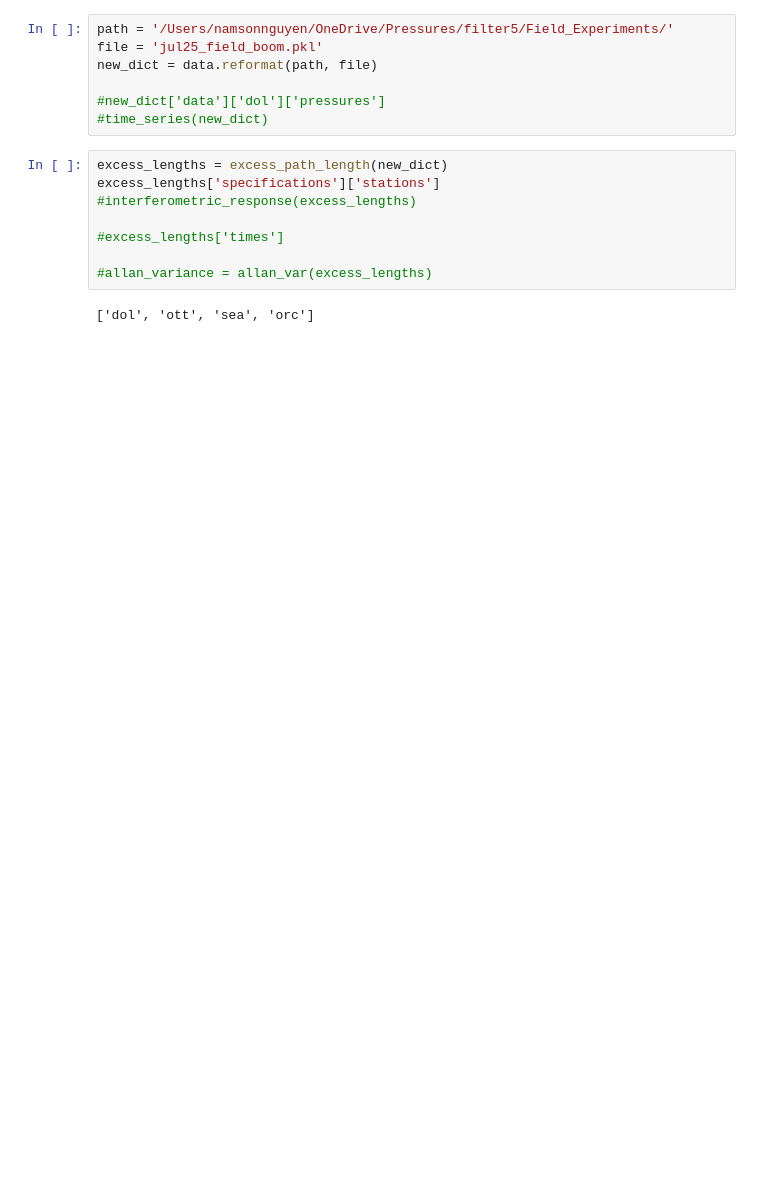
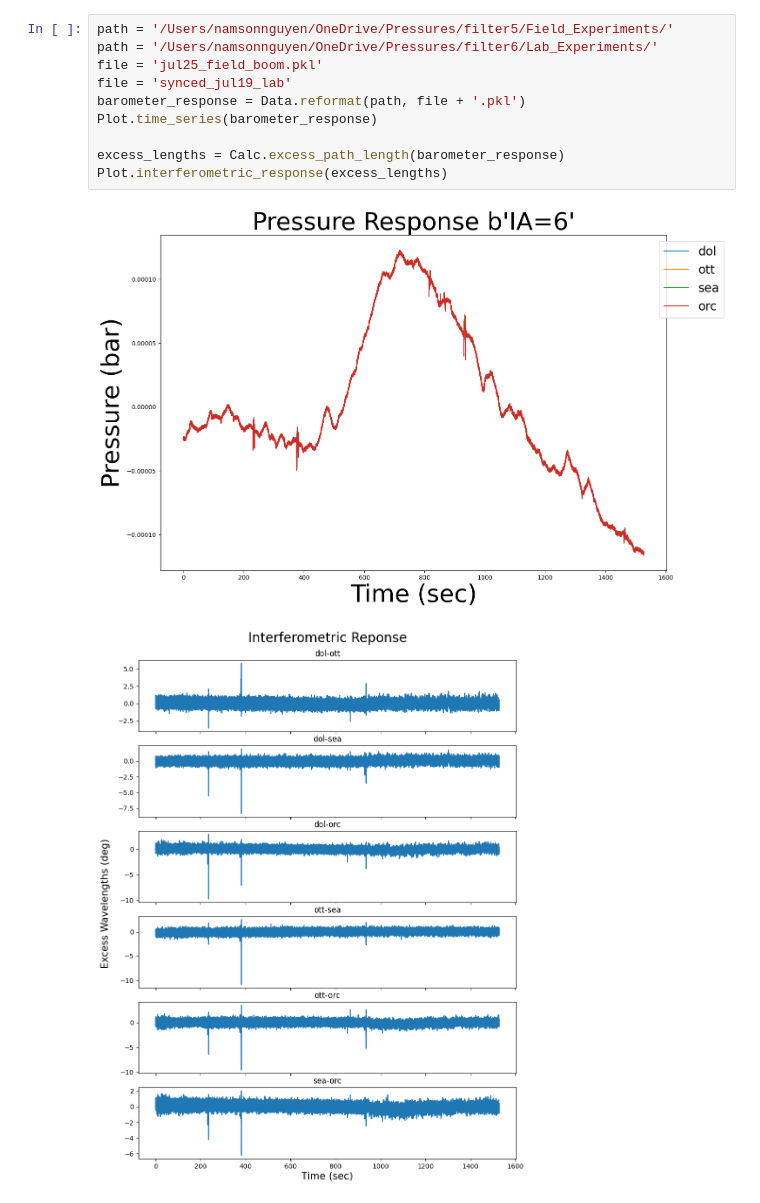
Before and after one commit to namson9728/MET4A_infrasonics, a Jupyter notebook: test.ipynb, the cells around one changed output. Saved outputs shown, nothing was run; the diff lists cells and outputs as text; blank space fills up the shorter version.

```diff
--- a/test.ipynb
+++ b/test.ipynb
@@ -131,18 +7,14 @@ def plot_allan_var(data_collection:dict, title:str='Allan Variance'):
 # %%
 path = '/Users/namsonnguyen/OneDrive/Pressures/filter5/Field_Experiments/'
+path = '/Users/namsonnguyen/OneDrive/Pressures/filter6/Lab_Experiments/'
 file = 'jul25_field_boom.pkl'
-new_dict = data.reformat(path, file)
+file = 'synced_jul19_lab'
+barometer_response = Data.reformat(path, file + '.pkl')
+Plot.time_series(barometer_response)
 
-#new_dict['data']['dol']['pressures']
-#time_series(new_dict)
+excess_lengths = Calc.excess_path_length(barometer_response)
+Plot.interferometric_response(excess_lengths)
+# %% [output]
+[figure, added]
+[figure, added]
-# %%
-excess_lengths = excess_path_length(new_dict)
-excess_lengths['specifications']['stations']
-#interferometric_response(excess_lengths)
-
-#excess_lengths['times']
-
-#allan_variance = allan_var(excess_lengths)
-# %% [output]
-['dol', 'ott', 'sea', 'orc']
 # %%
```
Also changed, not shown: parts of 4 cells of this notebook, 3 other files.
